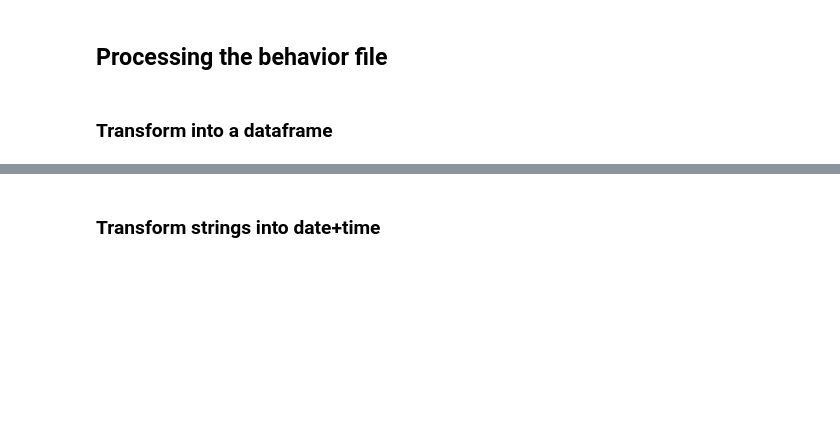
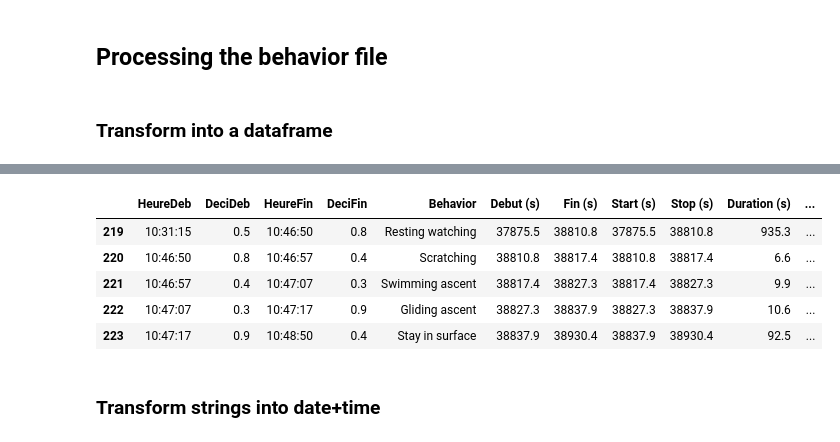
Before and after one commit to jeantetlorene/Vnet_seaturtles_semisupervised, a Jupyter notebook: notebooks/A=preprocessing_GT.ipynb, the cells around one changed output, grey strips where cells are left out. Saved outputs shown, nothing was run; the diff lists cells and outputs as text; code cells hidden in the pictures; blank space fills up the shorter version.

```diff
--- a/notebooks/A=preprocessing_GT.ipynb
+++ b/notebooks/A=preprocessing_GT.ipynb
@@ -23,7 +33,7 @@ import os
 # %%
 
 ''
-DIR_NAME='CC-07-48_26-05-2018'
+DIR_NAME='CC-07-115_14-05-2019'
 
 """ Used to remove the measurements at the end that have no associated label.
 Set to None to analyze the whole measurement series."""
@@ -377,3 +420,12 @@ df.head()
+# %%
+df.tail()
+# %% [output]
+|  | HeureDeb | DeciDeb | HeureFin | DeciFin | Behavior | Debut (s) | Fin (s) | Start (s) | Stop (s) | Duration (s) | ... |
+| 219 | 10:31:15 | 0.5 | 10:46:50 | 0.8 | Resting watching | 37875.5 | 38810.8 | 37875.5 | 38810.8 | 935.3 | ... |
+| 220 | 10:46:50 | 0.8 | 10:46:57 | 0.4 | Scratching | 38810.8 | 38817.4 | 38810.8 | 38817.4 | 6.6 | ... |
+| 221 | 10:46:57 | 0.4 | 10:47:07 | 0.3 | Swimming ascent | 38817.4 | 38827.3 | 38817.4 | 38827.3 | 9.9 | ... |
+| 222 | 10:47:07 | 0.3 | 10:47:17 | 0.9 | Gliding ascent | 38827.3 | 38837.9 | 38827.3 | 38837.9 | 10.6 | ... |
+| 223 | 10:47:17 | 0.9 | 10:48:50 | 0.4 | Stay in surface | 38837.9 | 38930.4 | 38837.9 | 38930.4 | 92.5 | ... |
 # %% [markdown]
 ### Transform strings into date+time
 # %%
```
Also changed, not shown: parts of 52 cells of this notebook, 2 other files.
